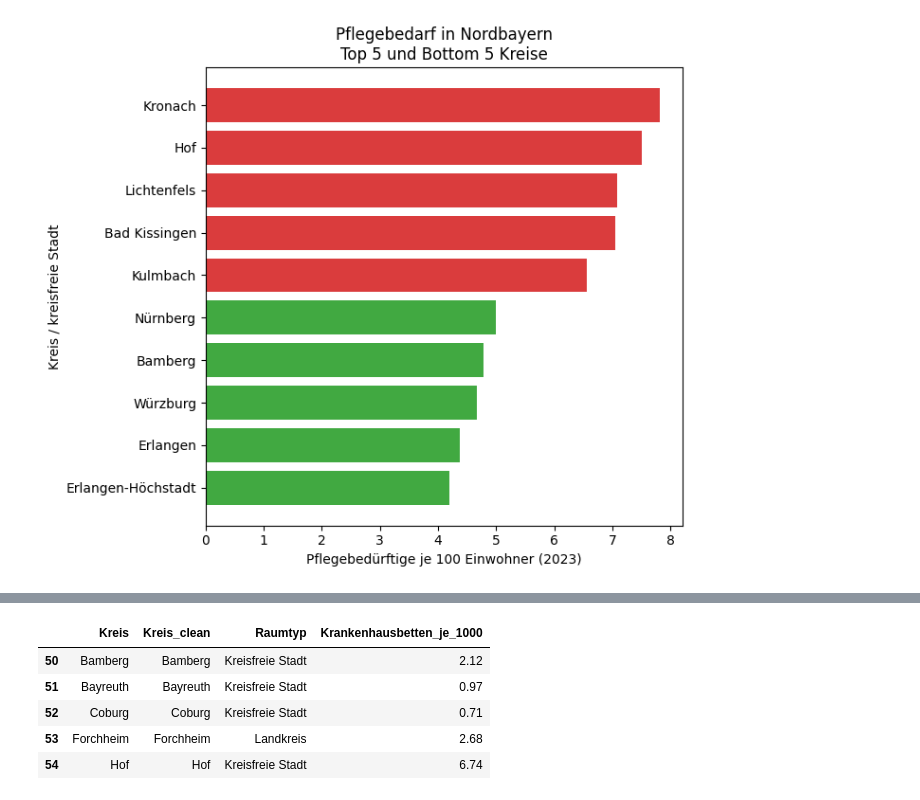
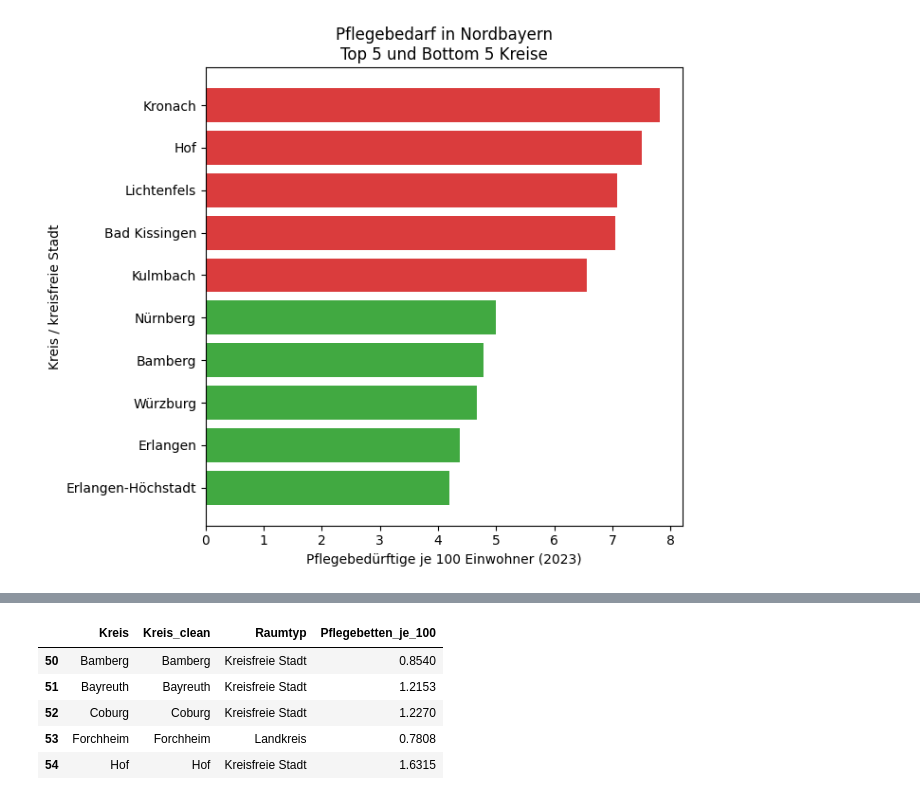
Before and after one commit to NLaubner/datenvisualisierung, a Jupyter notebook: notebooks/notebook.ipynb, the cells around one changed output, grey strips where cells are left out. Drawn from its saved outputs; the diff is of its cells as text; code cells hidden in the pictures.

```diff
--- a/notebooks/notebook.ipynb
+++ b/notebooks/notebook.ipynb
@@ -178,20 +178,22 @@ plt.show()
 # %% [output]
 [figure]
 # %%
-#Krankenhausbetten einlesen
+#Pflegebetten einlesen
 
-df_beds_raw = pd.read_excel("../data/krankenhausbetten.xls")
+df_beds_raw = pd.read_excel("../data/Pflegebetten.xls")
 df_beds_raw.head()
 df_beds_raw.columns
 
 df_beds = df_beds_raw.rename(columns={
     "Raumeinheit": "Kreis",
-    df_beds_raw.columns[-1]: "Krankenhausbetten_je_1000"
+    df_beds_raw.columns[-1]: "Pflegebetten_je_10000"
 })
+
+df_beds["Pflegebetten_je_100"] = df_beds["Pflegebetten_je_10000"] / 100
 
 df_beds["Kreis_clean"] = df_beds["Kreis"].apply(normalize_kreis)
 
-df_beds[["Kreis", "Kreis_clean", "Krankenhausbetten_je_1000"]].head()
+df_beds[["Kreis", "Kreis_clean", "Pflegebetten_je_100"]].head()
 
 df_beds_nb = df_beds[df_beds["Kreis"].isin(nordbayern_kreise)].copy()
 df_beds_nb.shape
@@ -200,5 +202,5 @@ df_beds_nb["Raumtyp"] = df_beds_nb["Kreis"].apply(
     lambda x: "Kreisfreie Stadt" if x in kreisfreie_staedte_nb else "Landkreis"
 )
 
-df_beds_nb[["Kreis", "Kreis_clean", "Raumtyp", "Krankenhausbetten_je_1000"]].head()
+df_beds_nb[["Kreis", "Kreis_clean", "Raumtyp", "Pflegebetten_je_100"]].head()
 # %% [output]
@@ -205,8 +208,8 @@ df_beds_nb[["Kreis", "Kreis_clean", "Raumtyp", "Krankenhausbetten_je_1000"]].hea
 WARNING *** OLE2 inconsistency: SSCS size is 0 but SSAT size is non-zero
-|  | Kreis | Kreis_clean | Raumtyp | Krankenhausbetten_je_1000 |
-| 50 | Bamberg | Bamberg | Kreisfreie Stadt | 2.12 |
-| 51 | Bayreuth | Bayreuth | Kreisfreie Stadt | 0.97 |
-| 52 | Coburg | Coburg | Kreisfreie Stadt | 0.71 |
-| 53 | Forchheim | Forchheim | Landkreis | 2.68 |
-| 54 | Hof | Hof | Kreisfreie Stadt | 6.74 |
+|  | Kreis | Kreis_clean | Raumtyp | Pflegebetten_je_100 |
+| 50 | Bamberg | Bamberg | Kreisfreie Stadt | 0.8540 |
+| 51 | Bayreuth | Bayreuth | Kreisfreie Stadt | 1.2153 |
+| 52 | Coburg | Coburg | Kreisfreie Stadt | 1.2270 |
+| 53 | Forchheim | Forchheim | Landkreis | 0.7808 |
+| 54 | Hof | Hof | Kreisfreie Stadt | 1.6315 |
 # %%
```
Also changed, not shown: parts of 2 cells of this notebook, 4 other files.
